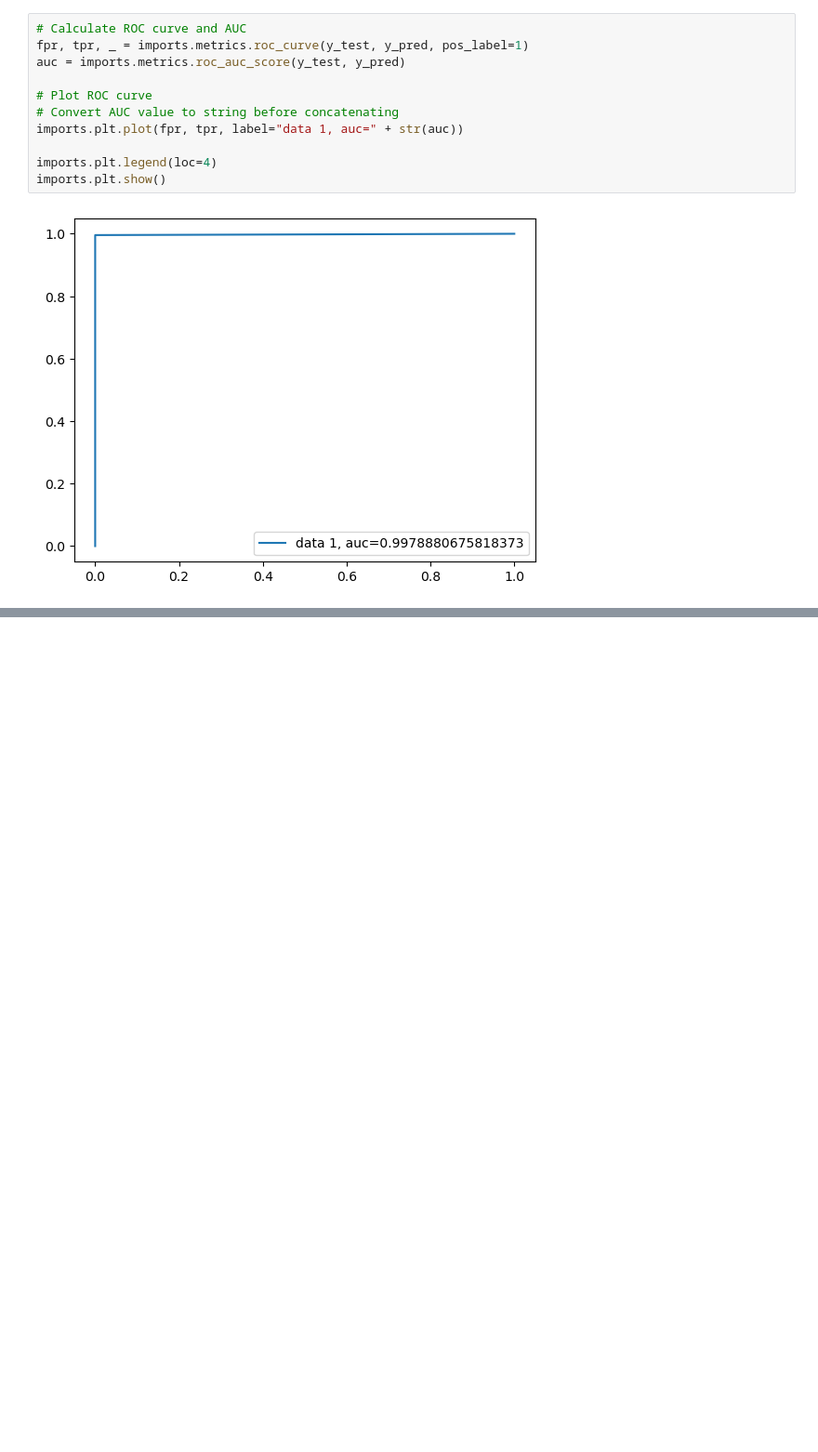
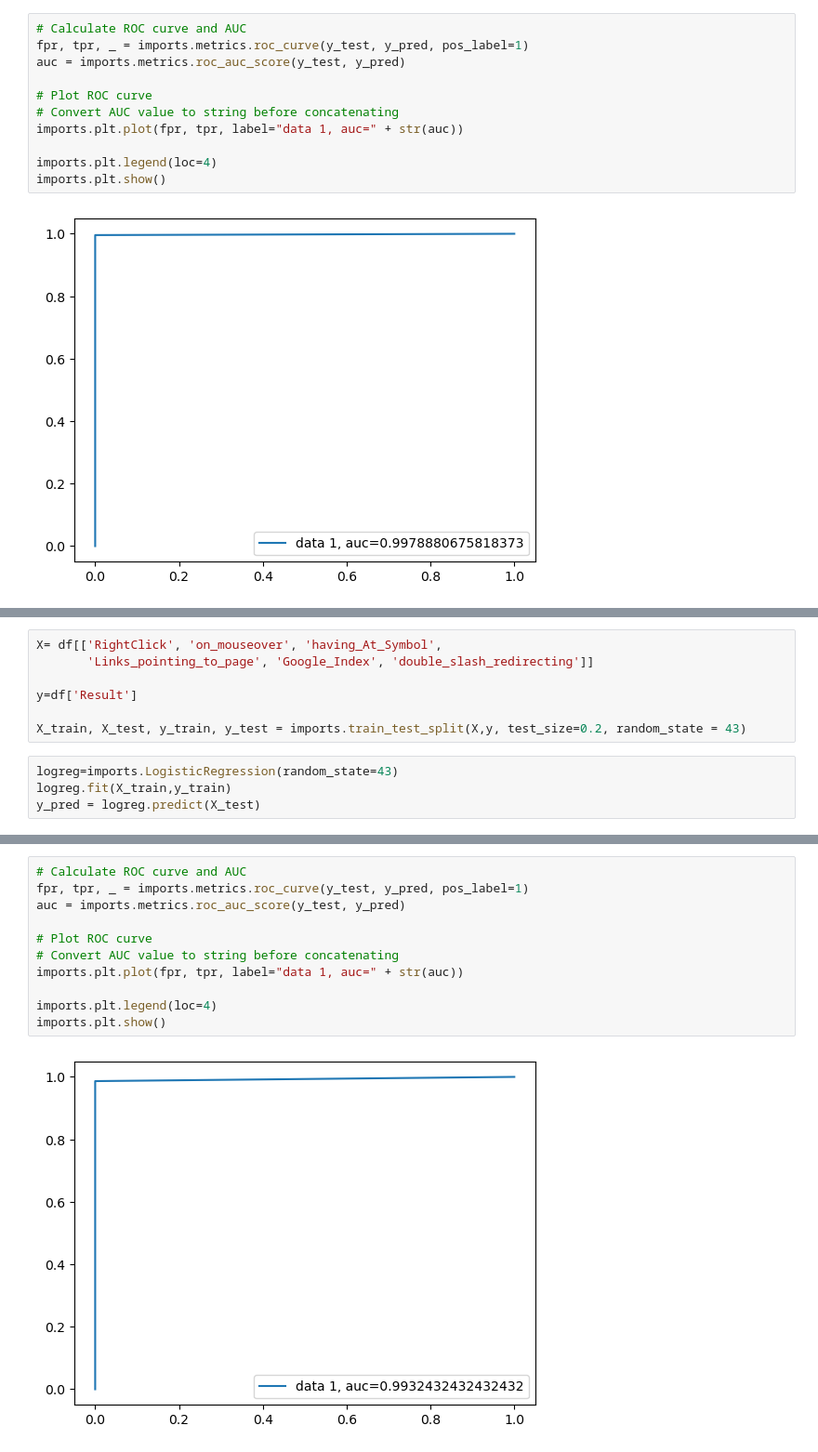
Before and after one commit to shakeebmohammed/Phishing-analysis, a Jupyter notebook: phishing_analysis.ipynb, the cells around one changed output, grey strips where cells are left out. Shown: that part at 93% size. Drawn from its saved outputs; the diff is of its cells as text; blank space fills up the shorter version.

```diff
--- a/phishing_analysis.ipynb
+++ b/phishing_analysis.ipynb
@@ -63,0 +166,11 @@ imports.plt.show()
+# %%
+X= df[['RightClick', 'on_mouseover', 'having_At_Symbol',
+       'Links_pointing_to_page', 'Google_Index', 'double_slash_redirecting']]
+
+y=df['Result']
+
+X_train, X_test, y_train, y_test = imports.train_test_split(X,y, test_size=0.2, random_state = 43)
+# %%
+logreg=imports.LogisticRegression(random_state=43)
+logreg.fit(X_train,y_train)
+y_pred = logreg.predict(X_test)
@@ -63,0 +195,13 @@ imports.plt.show()
+# %%
+# Calculate ROC curve and AUC
+fpr, tpr, _ = imports.metrics.roc_curve(y_test, y_pred, pos_label=1)
+auc = imports.metrics.roc_auc_score(y_test, y_pred)
+
+# Plot ROC curve
+# Convert AUC value to string before concatenating
+imports.plt.plot(fpr, tpr, label="data 1, auc=" + str(auc))
+
+imports.plt.legend(loc=4)
+imports.plt.show()
+# %% [output]
+[figure, added]
```
Also changed, not shown: parts of 12 cells of this notebook, 4 other files.
